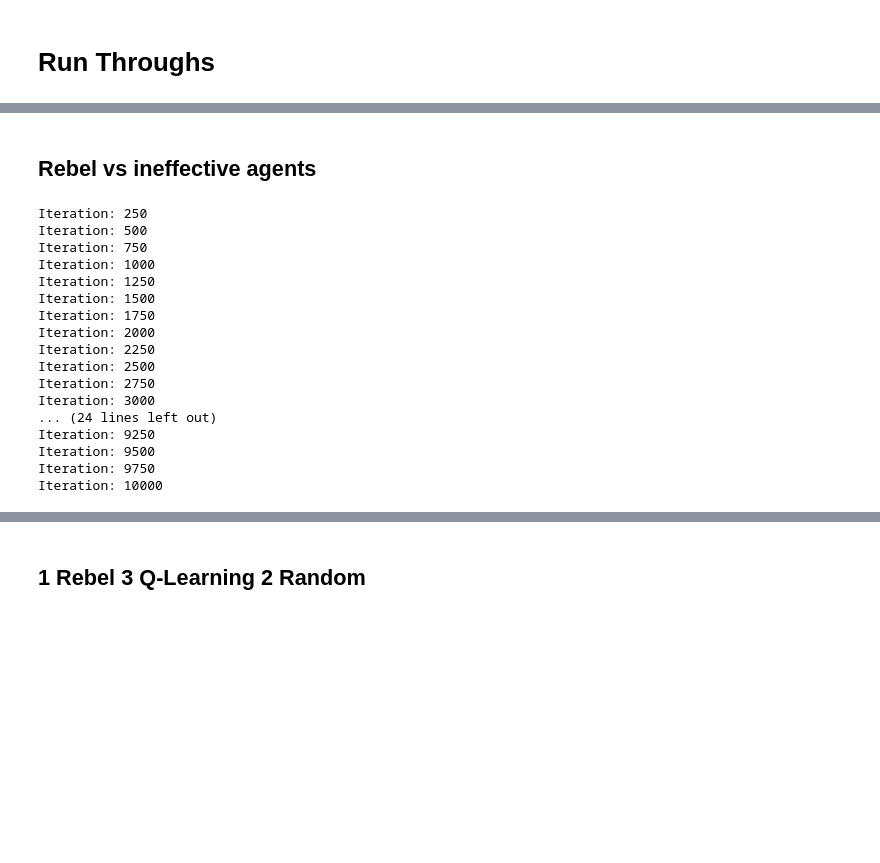
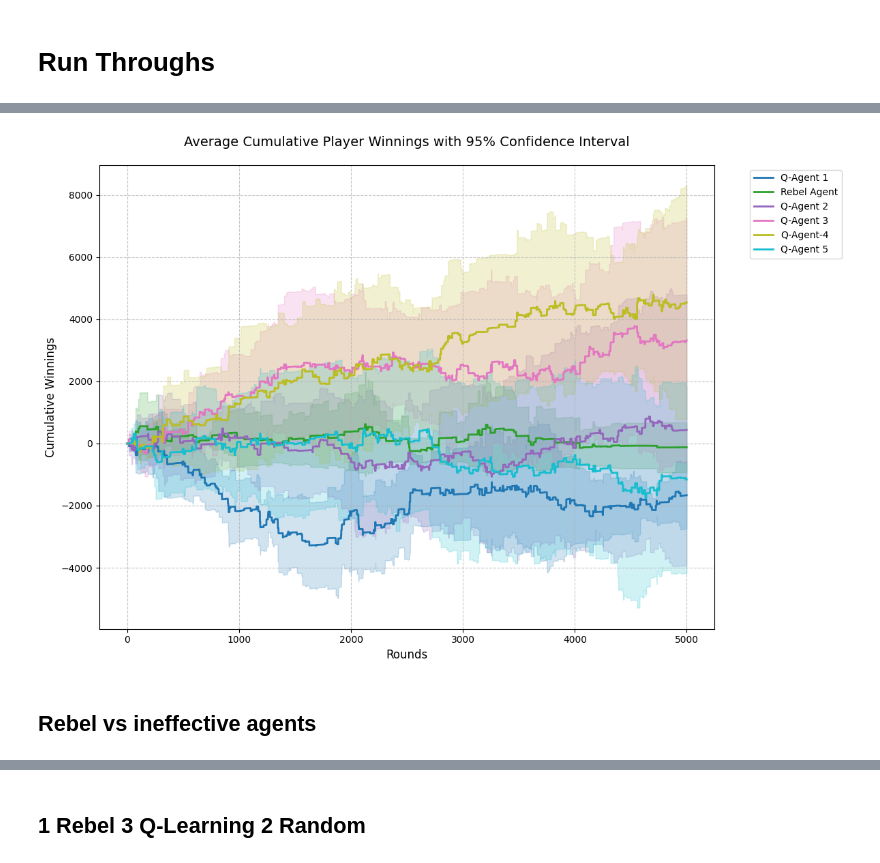
Before and after one commit to mvvollmer/RegretfulTexasHoldEm_feat_MonteCarlo, a Jupyter notebook: MilesDev.ipynb, the cells around one changed output, grey strips where cells are left out. Cells and saved outputs as stored; diff of their text form; code cells hidden in the pictures; blank space fills up the shorter version.

```diff
--- a/MilesDev.ipynb
+++ b/MilesDev.ipynb
@@ -620,9 +978,9 @@ def featurize_state(player_hand, community_cards, opponent_bets):
     Returns:
         np.array: Full state vector.
     """
-    hand_features = featurize_hand(player_hand, community_cards)
+    hand_features = HandEvaluator.featurize_hand(player_hand, community_cards)
     opponent_features = featurize_opponents(opponent_bets)
-    return np.array(hand_features + opponent_features)
+    return np.concatenate([hand_features, opponent_features])
 # %%
 class ValueNetwork(nn.Module):
     def __init__(self, input_size, hidden_size, output_size):
@@ -815,8 +1350,8 @@ def learningLoop(table, agents, active_players, n_iterations, batch_size=32, tra
             agent.fit_scaler(np.array(initial_states))
 
     while iteration <= n_iterations:
-        # Enable hand history logging every 50 iterations
-        if iteration % 50 == 0:
+        # Enable hand history logging every 500 iterations
+        if iteration % 500 == 0:
             table.hand_history_enabled = True
 
         # Reset table and agents
@@ -856,7 +1391,7 @@ def learningLoop(table, agents, active_players, n_iterations, batch_size=32, tra
 
             if isinstance(agent, REBELAgent):
                 # Calculate the next state for the REBEL agent
-                nextState = featurize_state(playerCards[0:2], playerCards[2:], playerBets)
+                nextState = featurize_state(playerCards[0:2], communityCards, playerBets)
 
                 # Store transition in the agent's replay buffer
                 agent.store_transition(state, action, 0, nextState)
@@ -868,10 +1403,14 @@ def learningLoop(table, agents, active_players, n_iterations, batch_size=32, tra
         # Track winnings and winners
         playerWinnings.append([player.winnings for player in table.players])
         maxWinnings = max(playerWinnings[-1])
+        winners = []
         for agent, player in zip(agents, table.players):
             if player.winnings == maxWinnings:
                 playerWins[table.players.index(player)] += 1
+                winners.append((agent, player))
             if isinstance(agent, REBELAgent):
+                agent.update_exploration(player.winnings)  # Update exploration based on performance
+                playerCards = player.cards
                 nextState = featurize_state(playerCards, communityCards, playerBets)
                 if player.winnings == maxWinnings:
                     agent.store_transition(state, action, 1, nextState)
@@ -883,12 +1422,14 @@ def learningLoop(table, agents, active_players, n_iterations, batch_size=32, tra
                     for agent in agents:
                         if hasattr(agent, "train"):
                             agent.train(batch_size)
+            if hasattr(agent, "update_policy"):
+                agent.update_policy(winners)
 
         # Disable hand history logging
         table.hand_history_enabled = False
 
         # Print progress every 250 iterations
-        if iteration % 250 == 0:
+        if iteration % 500 == 0:
             print(f"Iteration: {iteration}")
 
         iteration += 1
@@ -896,0 +1616,21 @@ def learningLoop(table, agents, active_players, n_iterations, batch_size=32, tra
+# %%
+active_players = 6
+agents = [QLearningAgent(), REBELAgent(num_players=6), QLearningAgent(), QLearningAgent(), QLearningAgent(), QLearningAgent()]
+player_names = {0: 'TrackedAgent1', 1: 'Rebel'} # Rest are defaulted to player3, player4...
+# Should we only log the 0th players (here TrackedAgent1) private cards to hand history files
+track_single_player = False
+# Bounds for randomizing player stack sizes in reset()
+low_stack_bbs = 999
+high_stack_bbs = 1000
+hand_history_location = 'Hands/'
+invalid_action_penalty = 10
+# %%
+n_trials = 5
+n_iterations = 5000
+total_winnings = []
+for t in range(n_trials):
+    table = createEnviorment(active_players, agents, player_names, low_stack_bbs, high_stack_bbs, hand_history_location, invalid_action_penalty, track_single_player)
+    table.seed(t)
+    player_winnings = learningLoop(table, agents, active_players, n_iterations)
+    print(f"Trial {t+1} completed")
+    total_winnings.append(player_winnings)
@@ -897,3 +1720,7 @@ def learningLoop(table, agents, active_players, n_iterations, batch_size=32, tra
+# %%
+plt1 = plot_cumulative_winnings(total_winnings, ["Q-Agent 1", "Rebel Agent", "Q-Agent 2", "Q-Agent 3", "Q-Agent-4", "Q-Agent 5"], n_iterations)
+# %% [output]
+[figure, added]
 # %% [markdown]
 ## Rebel vs ineffective agents
 # %%
@@ -913,21 +1736,0 @@ table.seed(2)
-# %%
-n_iterations = 10000
-player_winnings = learningLoop(table, agents, active_players, n_iterations)
-# %% [output]
-Iteration: 250
-Iteration: 500
-Iteration: 750
-Iteration: 1000
-Iteration: 1250
-Iteration: 1500
-Iteration: 1750
-Iteration: 2000
-Iteration: 2250
-Iteration: 2500
-Iteration: 2750
-Iteration: 3000
-... (24 lines left out)
-Iteration: 9250
-Iteration: 9500
-Iteration: 9750
-Iteration: 10000
```
Also changed, not shown: parts of 45 cells of this notebook.
